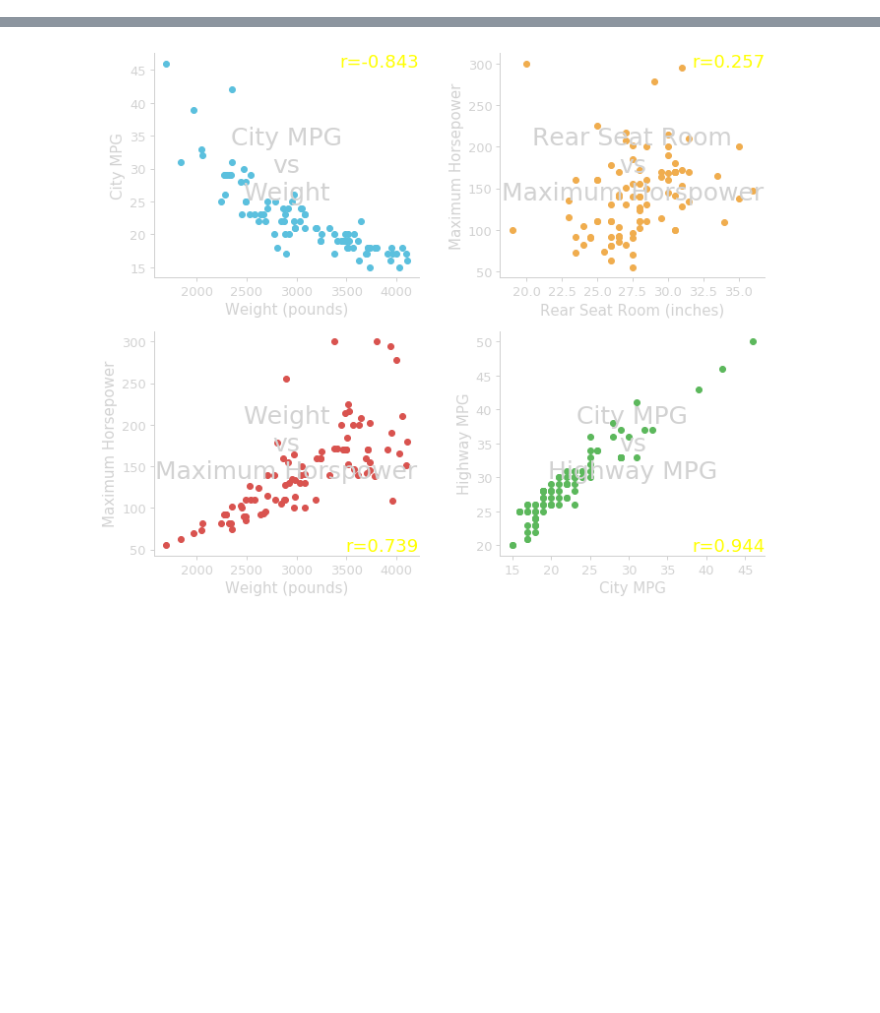
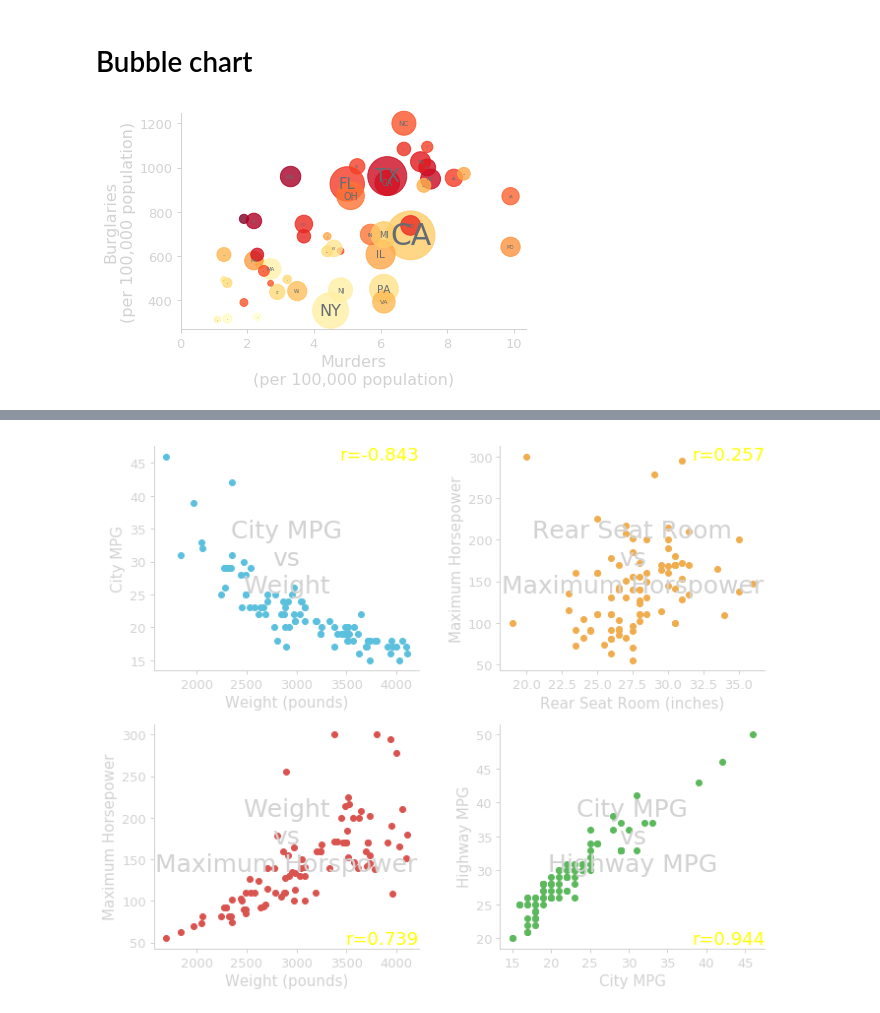
Before and after one commit to gcalmettes/stats13-slides, a Jupyter notebook: notebook-fig/figs-slides-8-correlation-regression.ipynb, the cells around one changed output, grey strips where cells are left out. Drawn from its saved outputs; the diff is of its cells as text; code cells hidden in the pictures; blank space fills up the shorter version.

```diff
--- a/notebook-fig/figs-slides-8-correlation-regression.ipynb
+++ b/notebook-fig/figs-slides-8-correlation-regression.ipynb
@@ -25,0 +60,2 @@ colors = {"orange": "#f0ad4e",
+# %% [markdown]
+# Bubble chart
@@ -25,0 +115,31 @@ colors = {"orange": "#f0ad4e",
+# %%
+data = pd.read_csv("data-src/crimeRatesByState2005.csv")
+data = data[data.state!="District of Columbia"]
+data = data[data.state!="United States"]
+data.head()
+
+fig = plt.figure(figsize=(6,4))
+ax1 = fig.add_axes([0.18, 0.22, 0.8, 0.75])
+#ax2 = ax1.twinx()
+
+for ax in [ax1]:
+    ax.scatter(data.murder, data.burglary, c=data.larceny_theft, s=data.population/15000, clip_on=False,
+              cmap=plt.cm.get_cmap('YlOrRd'), alpha=0.8)
+    for spine in ["bottom", "left"]:
+        ax.spines[spine].set_linewidth(1)
+        ax.spines[spine].set_color(colors["lightgray"])
+    for spine in ["top", "right"]:
+        ax.spines[spine].set_visible(False)
+    ax.tick_params(axis="both", width=1, size=4, color=colors["lightgray"], labelcolor=colors["lightgray"],
+                   labelsize=13, pad=4)
+    ax.set_ylabel("Burglaries\n(per 100,000 population)", size=16, color=colors["lightgray"], ha="center")
+    ax.set_xlabel("Murders\n(per 100,000 population)", size=16, color=colors["lightgray"], ha="center")
+    ax.set_xlim(0)
+    for state in data.state:
+        ax.text(data[data.state==state].murder, data[data.state==state].burglary, us_state_abbrev[state],
+                color=colors["gray"], ha="center", va="center", size=data[data.state==state].population/1200000)
+
+
+plt.savefig("/Users/Gui/Box Sync/_STATS13/_Slides/_stats13-Lectures/assets/img/lec/correlation-bubble-chart.svg", transparent=True)
+# %% [output]
+[figure, added]
```
Also changed, not shown: parts of 9 cells of this notebook, 5 other files.
